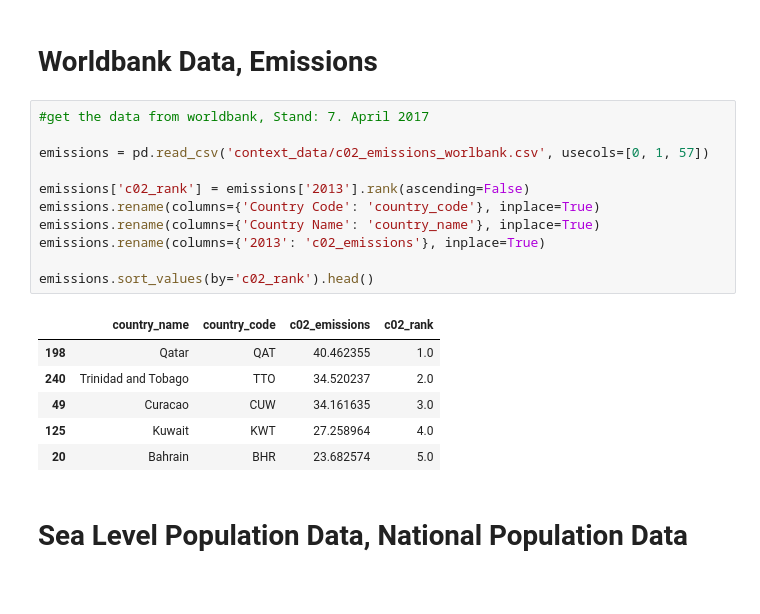
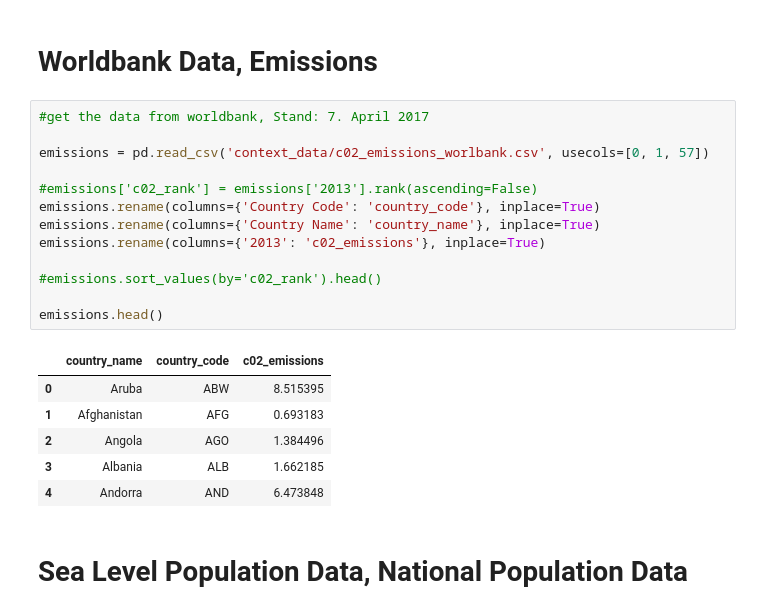
Before and after one commit to correctiv/sealevel-notebook, a Jupyter notebook: Sealevel_contextData.ipynb, the cells around one changed output. Saved outputs shown, nothing was run; the diff lists cells and outputs as text.

```diff
--- a/Sealevel_contextData.ipynb
+++ b/Sealevel_contextData.ipynb
@@ -57,21 +80,23 @@ stations.describe()
 # %%
 #get the data from worldbank, Stand: 7. April 2017
 
 emissions = pd.read_csv('context_data/c02_emissions_worlbank.csv', usecols=[0, 1, 57])
 
-emissions['c02_rank'] = emissions['2013'].rank(ascending=False)
+#emissions['c02_rank'] = emissions['2013'].rank(ascending=False)
 emissions.rename(columns={'Country Code': 'country_code'}, inplace=True)
 emissions.rename(columns={'Country Name': 'country_name'}, inplace=True)
 emissions.rename(columns={'2013': 'c02_emissions'}, inplace=True)
 
-emissions.sort_values(by='c02_rank').head()
+#emissions.sort_values(by='c02_rank').head()
+
+emissions.head()
 # %% [output]
-|  | country_name | country_code | c02_emissions | c02_rank |
-| 198 | Qatar | QAT | 40.462355 | 1.0 |
-| 240 | Trinidad and Tobago | TTO | 34.520237 | 2.0 |
-| 49 | Curacao | CUW | 34.161635 | 3.0 |
-| 125 | Kuwait | KWT | 27.258964 | 4.0 |
-| 20 | Bahrain | BHR | 23.682574 | 5.0 |
+|  | country_name | country_code | c02_emissions |
+| 0 | Aruba | ABW | 8.515395 |
+| 1 | Afghanistan | AFG | 0.693183 |
+| 2 | Angola | AGO | 1.384496 |
+| 3 | Albania | ALB | 1.662185 |
+| 4 | Andorra | AND | 6.473848 |
 # %% [markdown]
 # Sea Level Population Data, National Population Data
 # %%
```
Also changed, not shown: parts of 15 cells of this notebook, 5 other files.
